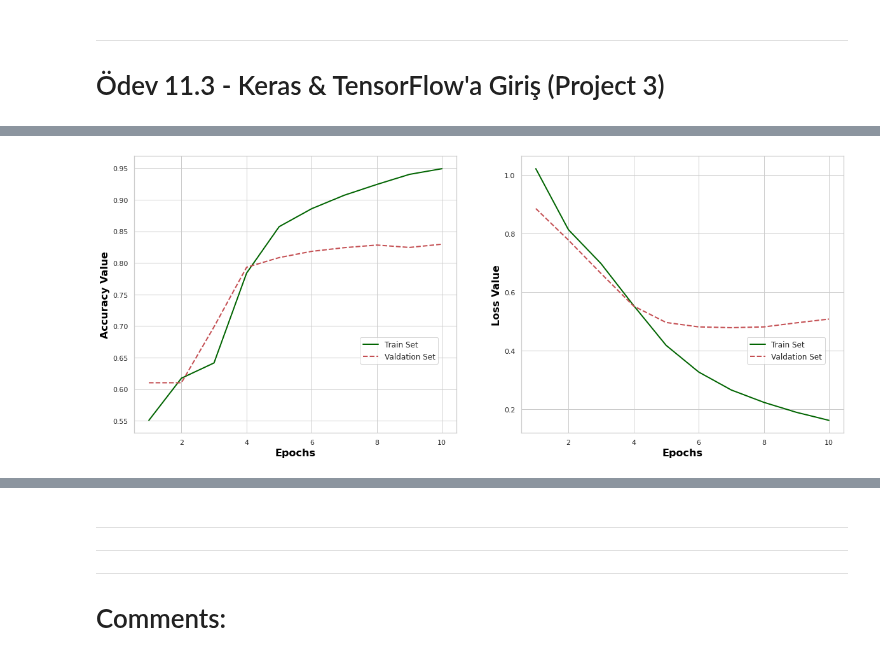
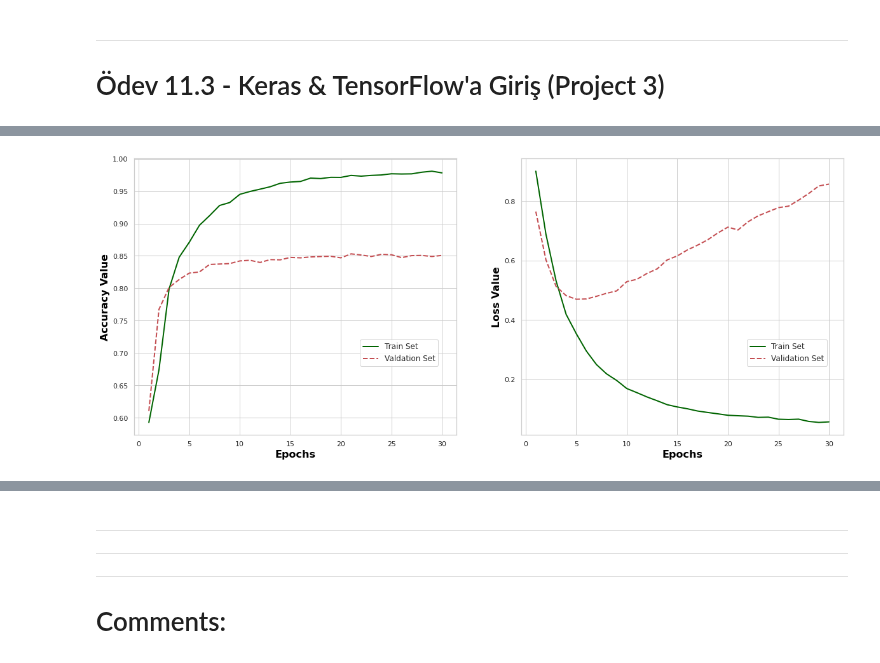
Before and after one commit to gulmert89/bootcamp_files, a Jupyter notebook: odev113_keras.ipynb, the cells around one changed output, grey strips where cells are left out. Drawn from its saved outputs; the diff is of its cells as text; code cells hidden in the pictures.

```diff
--- a/odev113_keras.ipynb
+++ b/odev113_keras.ipynb
@@ -379,9 +379,9 @@ X_train = np.asarray(X_train)
 X_val = np.asarray(X_val)
 X_test = np.asarray(X_test)
 
-y_train = to_categorical(np.asarray(y_train))
-y_val = to_categorical(np.asarray(y_val))
-y_test = to_categorical(np.asarray(y_test))
+y_train = np.asarray(y_train)
+y_val = np.asarray(y_val)
+y_test = np.asarray(y_test)
 
 print("Shape of data sets (train, validation, test):\nX_train:", X_train.shape,
       "\ny_train:", y_train.shape)
@@ -404,14 +404,17 @@ model3.add(layers.Dense(units=64,
                         activation="relu",
                         input_shape=(X_train.shape[1], ),
                         name="Hidden_Layer_1"))
+model3.add(layers.Dropout(0.5))
 model3.add(layers.Dense(units=64,
                         activation="relu",
                         name="Hidden_Layer_2"))
+model3.add(layers.Dropout(0.5))
 model3.add(layers.Dense(units=3,
                         activation="softmax",
                         name="Output_Layer"))
+# try changing optimizer's learning rate, momentum etc.
 model3.compile(optimizer="adam",
-               loss="categorical_crossentropy",
+               loss="sparse_categorical_crossentropy",
                metrics=["accuracy"])
 model3.summary()
 # %% [output]
@@ -431,11 +438,11 @@ Non-trainable params: 0
 _________________________________________________________________
 # %%
 history3 = model3.fit(X_train, y_train,
-                      epochs=10,
-                      batch_size=512,
+                      epochs=30,
+                      batch_size=128,
                       validation_data=(X_val, y_val),
                       shuffle=True,
-                      verbose=True)
+                      verbose=False)
 
 # loss and MAE values of the model
 history_dict = history3.history
@@ -473,35 +459,35 @@ title_font = {"family":"sans",
               "size":30,
               "weight":"bold",
               "alpha":0.9}
 axis_font = {"family":"sans-serif",
               "color":"black",
               "size":16,
               "weight":"bold"}
 
 # plot the graphs
 plt.figure(figsize=(20,8))
 #plt.suptitle("Change in Values w.r.t Epochs", fontdict=title_font)
 plt.subplot(1,2,1)
 plt.plot(range(1, len(train_acc)+1), train_acc,
          color="darkgreen", linewidth=2, label="Train Set")
 plt.plot(range(1, len(val_acc)+1), val_acc,
         "r--", linewidth=2, label="Valdation Set")
 plt.xlabel("Epochs", fontdict=axis_font)
 plt.ylabel("Accuracy Value", fontdict=axis_font)
 plt.legend(fontsize="medium", loc=(0.7,0.25))
 
 plt.subplot(1,2,2)
 plt.plot(range(1, len(train_loss)+1), train_loss,
          color="darkgreen", linewidth=2, label="Train Set")
 plt.plot(range(1, len(val_loss)+1), val_loss,
-        "r--", linewidth=2, label="Valdation Set")
+        "r--", linewidth=2, label="Validation Set")
 plt.xlabel("Epochs", fontdict=axis_font)
 plt.ylabel("Loss Value", fontdict=axis_font)
 plt.legend(fontsize="medium", loc=(0.7,0.25))
 
 plt.show()
 # %% [output]
-[figure, old version]
+[figure, new version]
 # %%
 # let's reduce the epochs to 5
 history3 = model3.fit(X_train, y_train,
```
Also changed, not shown: parts of 11 cells of this notebook.
